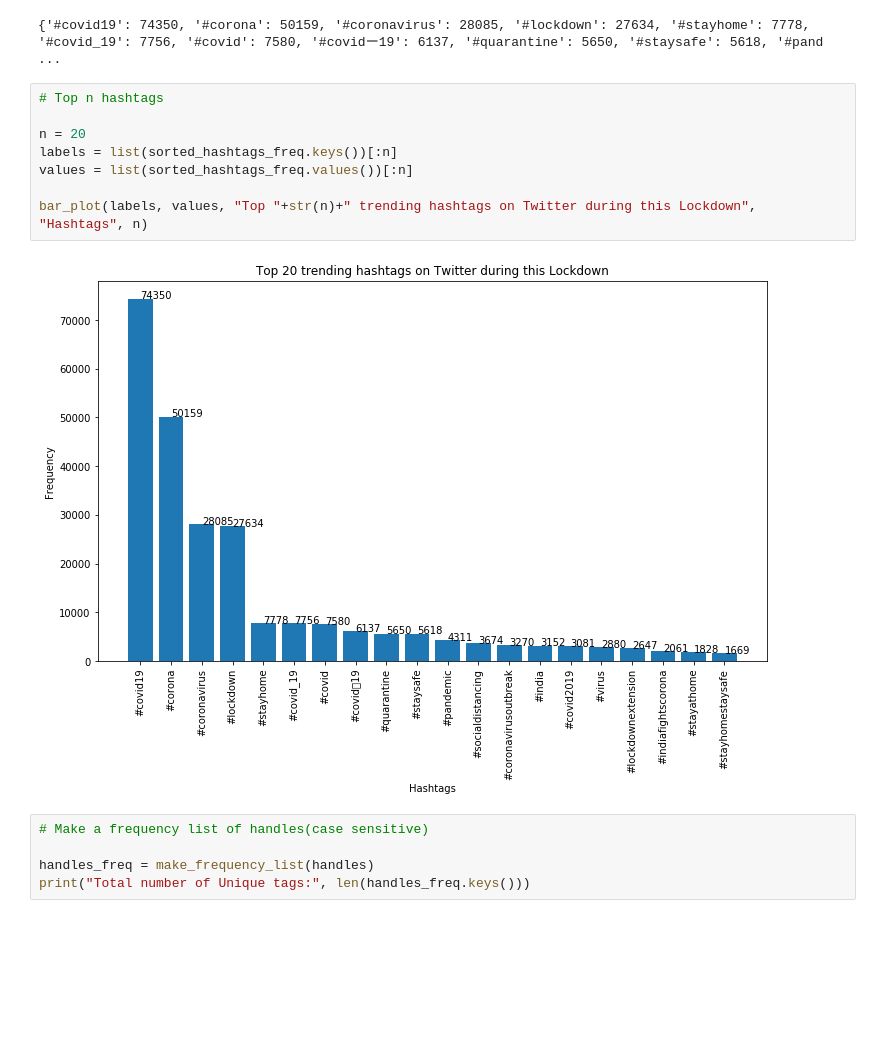
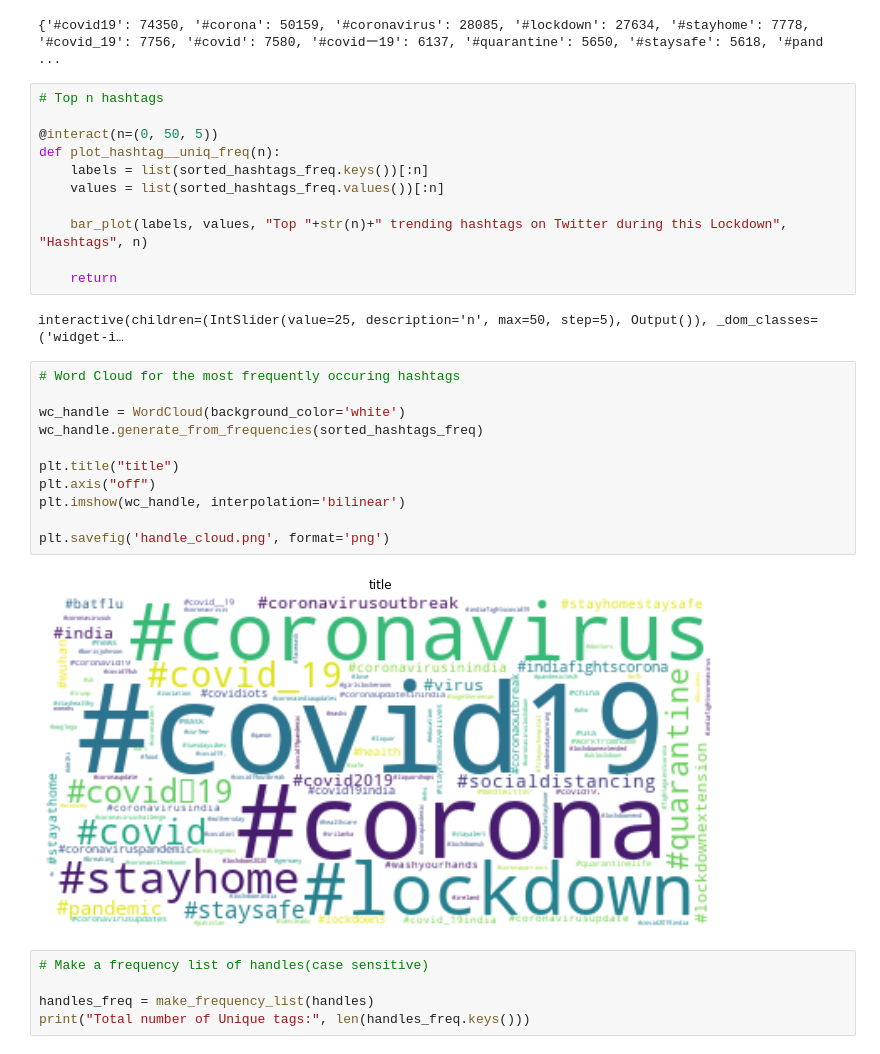
Before and after one commit to AnuragAnalog/Twitter-Data-Analysis, a Jupyter notebook: Exploratory Data Analysis on twitter data.ipynb, the cells around one changed output. Saved outputs shown, nothing was run; the diff lists cells and outputs as text; blank space fills up the shorter version.

```diff
--- a/Exploratory Data Analysis on twitter data.ipynb
+++ b/Exploratory Data Analysis on twitter data.ipynb
@@ -189,13 +206,29 @@ print(sorted_hashtags_freq)
 # %%
 # Top n hashtags
 
-n = 20
-labels = list(sorted_hashtags_freq.keys())[:n]
-values = list(sorted_hashtags_freq.values())[:n]
+@interact(n=(0, 50, 5))
+def plot_hashtag__uniq_freq(n):
+    labels = list(sorted_hashtags_freq.keys())[:n]
+    values = list(sorted_hashtags_freq.values())[:n]
 
-bar_plot(labels, values, "Top "+str(n)+" trending hashtags on Twitter during this Lockdown", "Hashtags", n)
+    bar_plot(labels, values, "Top "+str(n)+" trending hashtags on Twitter during this Lockdown", "Hashtags", n)
+
+    return
 # %% [output]
-[figure, removed]
+interactive(children=(IntSlider(value=25, description='n', max=50, step=5), Output()), _dom_classes=('widget-i…
+# %%
+# Word Cloud for the most frequently occuring hashtags
+
+wc_handle = WordCloud(background_color='white')
+wc_handle.generate_from_frequencies(sorted_hashtags_freq)
+
+plt.title("title")
+plt.axis("off")
+plt.imshow(wc_handle, interpolation='bilinear')
+
+plt.savefig('handle_cloud.png', format='png')
+# %% [output]
+[figure, added]
 # %%
 # Make a frequency list of handles(case sensitive)
 
```
Also changed, not shown: parts of 12 cells of this notebook, 1 other file.
